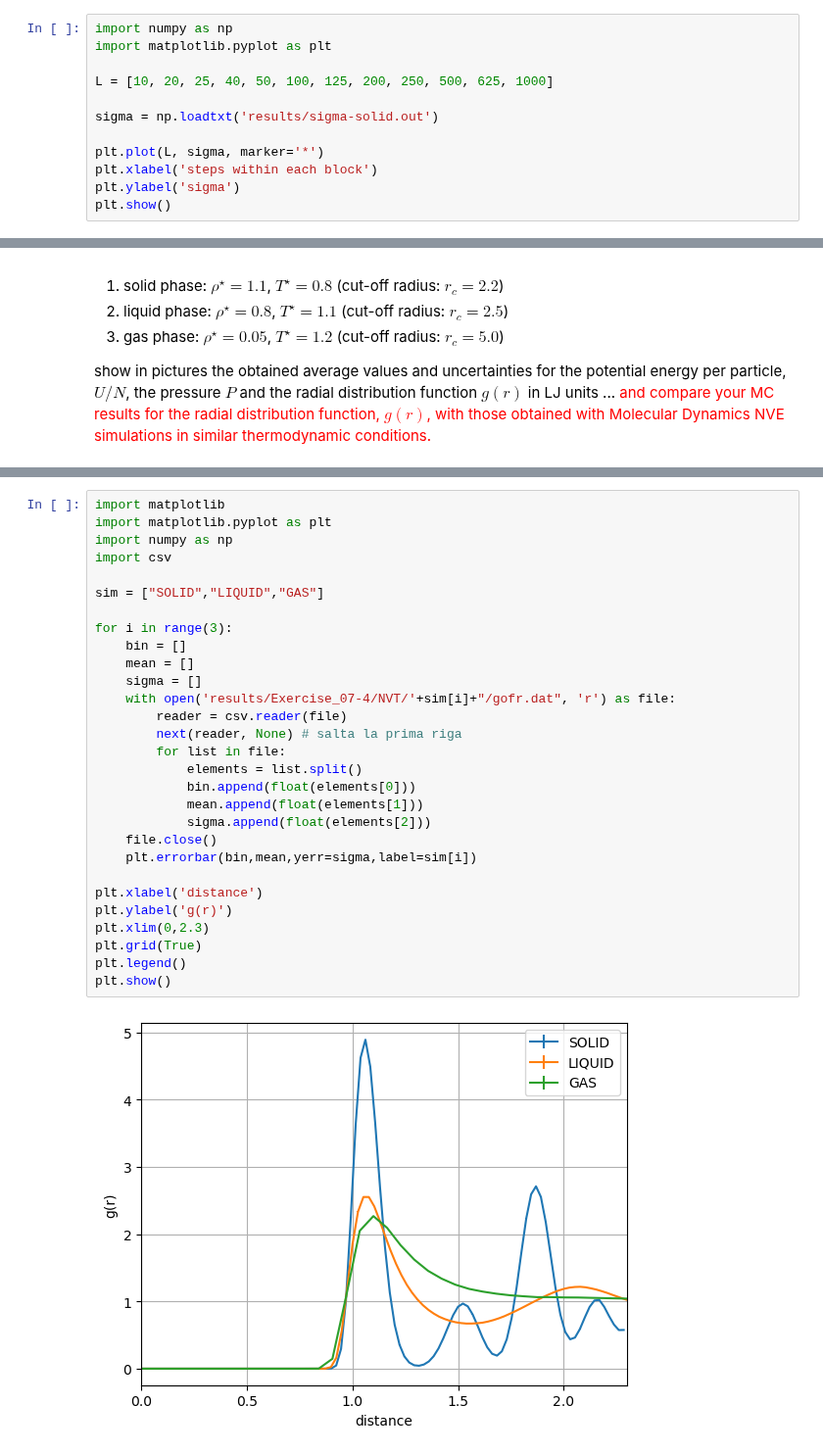
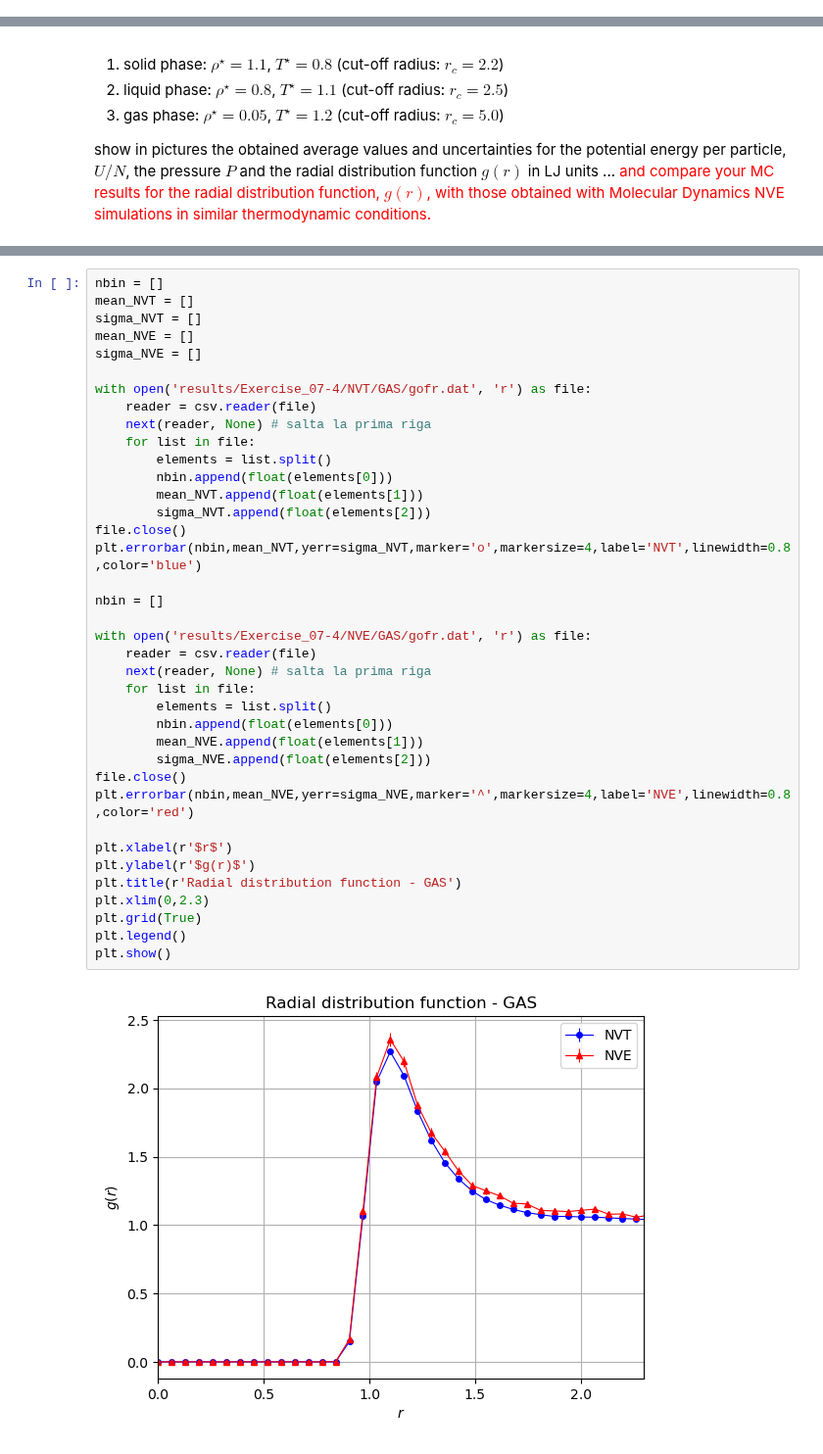
Before and after one commit to edoiannu/LSN_Exercises_Iannucci, a Jupyter notebook: Exercises_07/LSN_Exercises_07.ipynb, the cells around one changed output, grey strips where cells are left out. Shown at 98% size. Drawn from its saved outputs; the diff is of its cells as text.

```diff
--- a/Exercises_07/LSN_Exercises_07.ipynb
+++ b/Exercises_07/LSN_Exercises_07.ipynb
@@ -284,12 +209,0 @@ file.close()
-# %%
-import numpy as np
-import matplotlib.pyplot as plt
-
-L = [10, 20, 25, 40, 50, 100, 125, 200, 250, 500, 625, 1000]
-
-sigma = np.loadtxt('results/sigma-solid.out')
-
-plt.plot(L, sigma, marker='*')
-plt.xlabel('steps within each block')
-plt.ylabel('sigma')
-plt.show()
@@ -358,31 +294,40 @@ for i in range(3):
 # %%
-import matplotlib
-import matplotlib.pyplot as plt
-import numpy as np
-import csv
+nbin = []
+mean_NVT = []
+sigma_NVT = []
+mean_NVE = []
+sigma_NVE = []
 
-sim = ["SOLID","LIQUID","GAS"]
+with open('results/Exercise_07-4/NVT/GAS/gofr.dat', 'r') as file:
+    reader = csv.reader(file)
+    next(reader, None) # salta la prima riga
+    for list in file:
+        elements = list.split()
+        nbin.append(float(elements[0]))
+        mean_NVT.append(float(elements[1]))
+        sigma_NVT.append(float(elements[2]))
+file.close()
+plt.errorbar(nbin,mean_NVT,yerr=sigma_NVT,marker='o',markersize=4,label='NVT',linewidth=0.8,color='blue')
 
-for i in range(3):
-    bin = []
-    mean = []
-    sigma = []
-    with open('results/Exercise_07-4/NVT/'+sim[i]+"/gofr.dat", 'r') as file:
-        reader = csv.reader(file)
-        next(reader, None) # salta la prima riga
-        for list in file:
-            elements = list.split()
-            bin.append(float(elements[0]))
-            mean.append(float(elements[1]))
-            sigma.append(float(elements[2]))
-    file.close()
-    plt.errorbar(bin,mean,yerr=sigma,label=sim[i])
+nbin = []
 
-plt.xlabel('distance')
-plt.ylabel('g(r)')
+with open('results/Exercise_07-4/NVE/GAS/gofr.dat', 'r') as file:
+    reader = csv.reader(file)
+    next(reader, None) # salta la prima riga
+    for list in file:
+        elements = list.split()
+        nbin.append(float(elements[0]))
+        mean_NVE.append(float(elements[1]))
+        sigma_NVE.append(float(elements[2]))
+file.close()
+plt.errorbar(nbin,mean_NVE,yerr=sigma_NVE,marker='^',markersize=4,label='NVE',linewidth=0.8,color='red')
+
+plt.xlabel(r'$r$')
+plt.ylabel(r'$g(r)$')
+plt.title(r'Radial distribution function - GAS')
 plt.xlim(0,2.3)
 plt.grid(True)
 plt.legend()
 plt.show()
 # %% [output]
-[figure, old version]
+[figure, new version]
```
Also changed, not shown: parts of 17 cells of this notebook, 29 other files.
